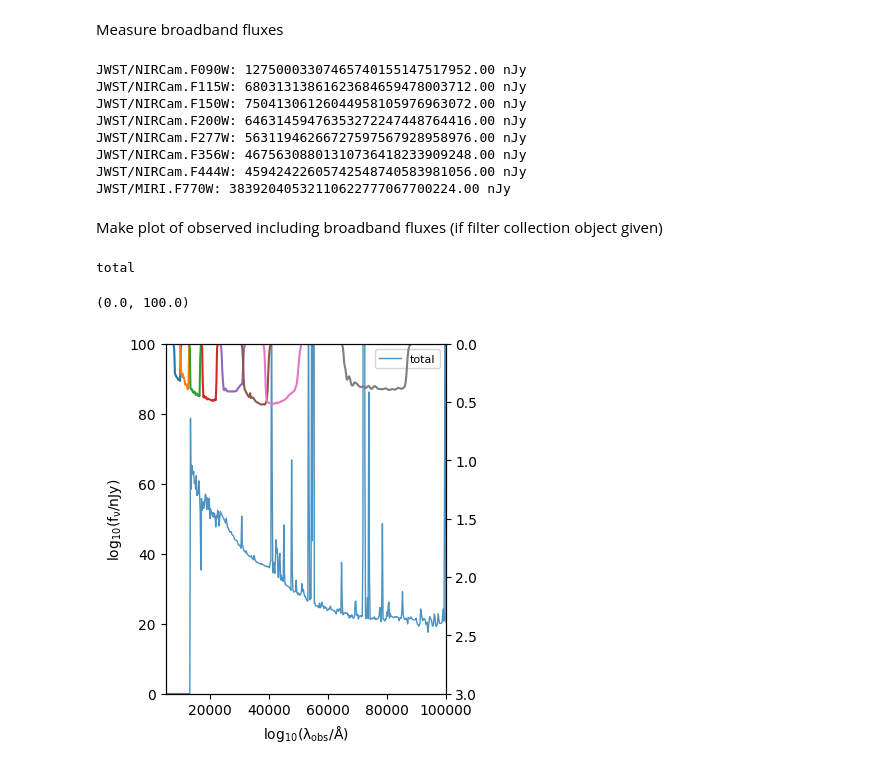
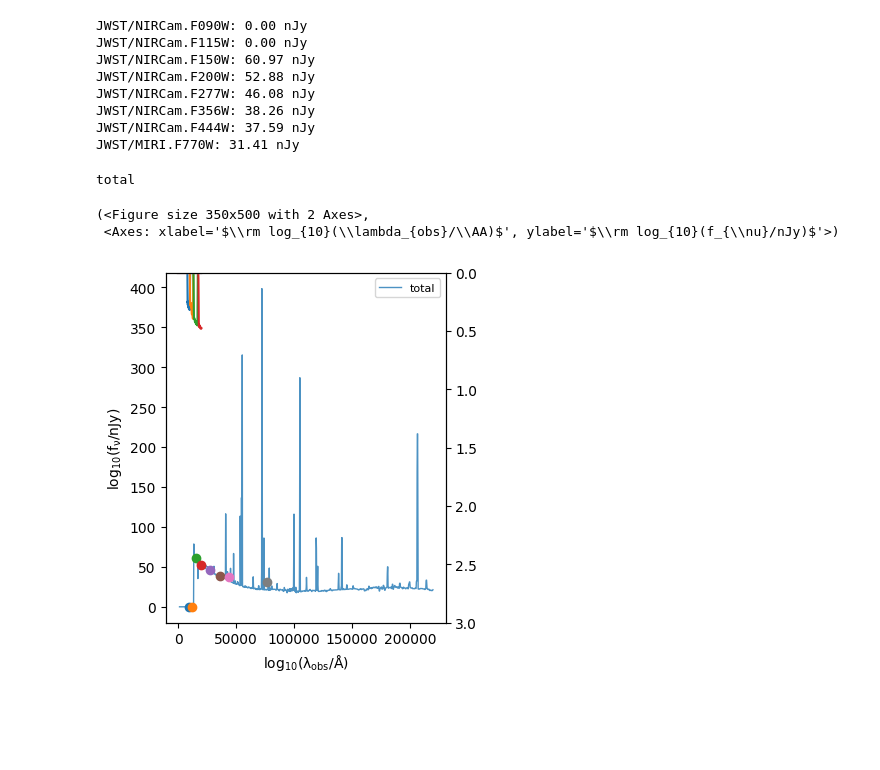
Before and after one commit to synthesizer-project/synthesizer, a Jupyter notebook: docs/source/parametric/generate_observed_sed.ipynb, the cells around one changed output. Cells and saved outputs as stored; diff of their text form; code cells hidden in the pictures; blank space fills up the shorter version.

```diff
--- a/docs/source/parametric/generate_observed_sed.ipynb
+++ b/docs/source/parametric/generate_observed_sed.ipynb
@@ -20,7 +21,7 @@ from unyt import yr, Myr
 from synthesizer.igm import Madau96, Inoue14
 from astropy.cosmology import Planck18 as cosmo
 # %%
-grid_dir = '../../../tests/test_grid'
-grid_name = 'test_grid'
-
+# Define the grid
+grid_name = "test_grid"
+grid_dir = "../../../tests/test_grid/"
 grid = Grid(grid_name, grid_dir=grid_dir)
@@ -52,0 +28,6 @@ Now calculate the observed frame spectra
+# %%
+# define filters
+filter_codes = [f'JWST/NIRCam.{f}' for f in ['F090W', 'F115W', 'F150W',
+                                             'F200W', 'F277W', 'F356W', 'F444W']]  # define a list of filter codes
+filter_codes += [f'JWST/MIRI.{f}' for f in ['F770W']]
+fc = FilterCollection(filter_codes, new_lam=grid.lam)
@@ -58,32 +56,24 @@ Define filters
-# %%
-filter_codes = [f'JWST/NIRCam.{f}' for f in ['F090W', 'F115W', 'F150W',
-                                             'F200W', 'F277W', 'F356W', 'F444W']]  # define a list of filter codes
-filter_codes += [f'JWST/MIRI.{f}' for f in ['F770W']]
-fc = FilterCollection(filter_codes, new_lam=sed.obslam)
-# %% [markdown]
-Measure broadband fluxes
 # %%
-fluxes = sed.get_broadband_fluxes(fc, verbose=False)
+# measure broadband fluxes
+fluxes = sed.get_broadband_fluxes(fc)
 
+# print broadband fluxes
 for filter, flux in fluxes.items():
     print(f'{filter}: {flux:.2f}')
 # %% [output]
-JWST/NIRCam.F090W: 12750003307465740155147517952.00 nJy
-JWST/NIRCam.F115W: 68031313861623684659478003712.00 nJy
-JWST/NIRCam.F150W: 75041306126044958105976963072.00 nJy
-JWST/NIRCam.F200W: 64631459476353272247448764416.00 nJy
-JWST/NIRCam.F277W: 56311946266727597567928958976.00 nJy
-JWST/NIRCam.F356W: 46756308801310736418233909248.00 nJy
-JWST/NIRCam.F444W: 45942422605742548740583981056.00 nJy
-JWST/MIRI.F770W: 38392040532110622777067700224.00 nJy
+JWST/NIRCam.F090W: 0.00 nJy
+JWST/NIRCam.F115W: 0.00 nJy
+JWST/NIRCam.F150W: 60.97 nJy
+JWST/NIRCam.F200W: 52.88 nJy
+JWST/NIRCam.F277W: 46.08 nJy
+JWST/NIRCam.F356W: 38.26 nJy
+JWST/NIRCam.F444W: 37.59 nJy
+JWST/MIRI.F770W: 31.41 nJy
-# %% [markdown]
-Make plot of observed including broadband fluxes (if filter collection object given)
-# %%
-fig, ax = galaxy.plot_observed_spectra(cosmo, z, fc=fc, spectra_to_plot=['total'],
-                                       verbose=False)
-ax.set_xlim([5000., 100000.])
-ax.set_ylim([0., 100])
-# %% [output]
-total
-(0.0, 100.0)
-[figure, removed]
+# %%
+# make plot of observed including broadband fluxes (if filter collection object given)
+galaxy.plot_observed_spectra(cosmo, z, fc=fc, spectra_to_plot=['total'])
+# %% [output]
+total
+(<Figure size 350x500 with 2 Axes>,
+ <Axes: xlabel='$\\rm log_{10}(\\lambda_{obs}/\\AA)$', ylabel='$\\rm log_{10}(f_{\\nu}/nJy)$'>)
+[figure, added]
```
Also changed, not shown: parts of 17 cells of this notebook, 4 other files.
